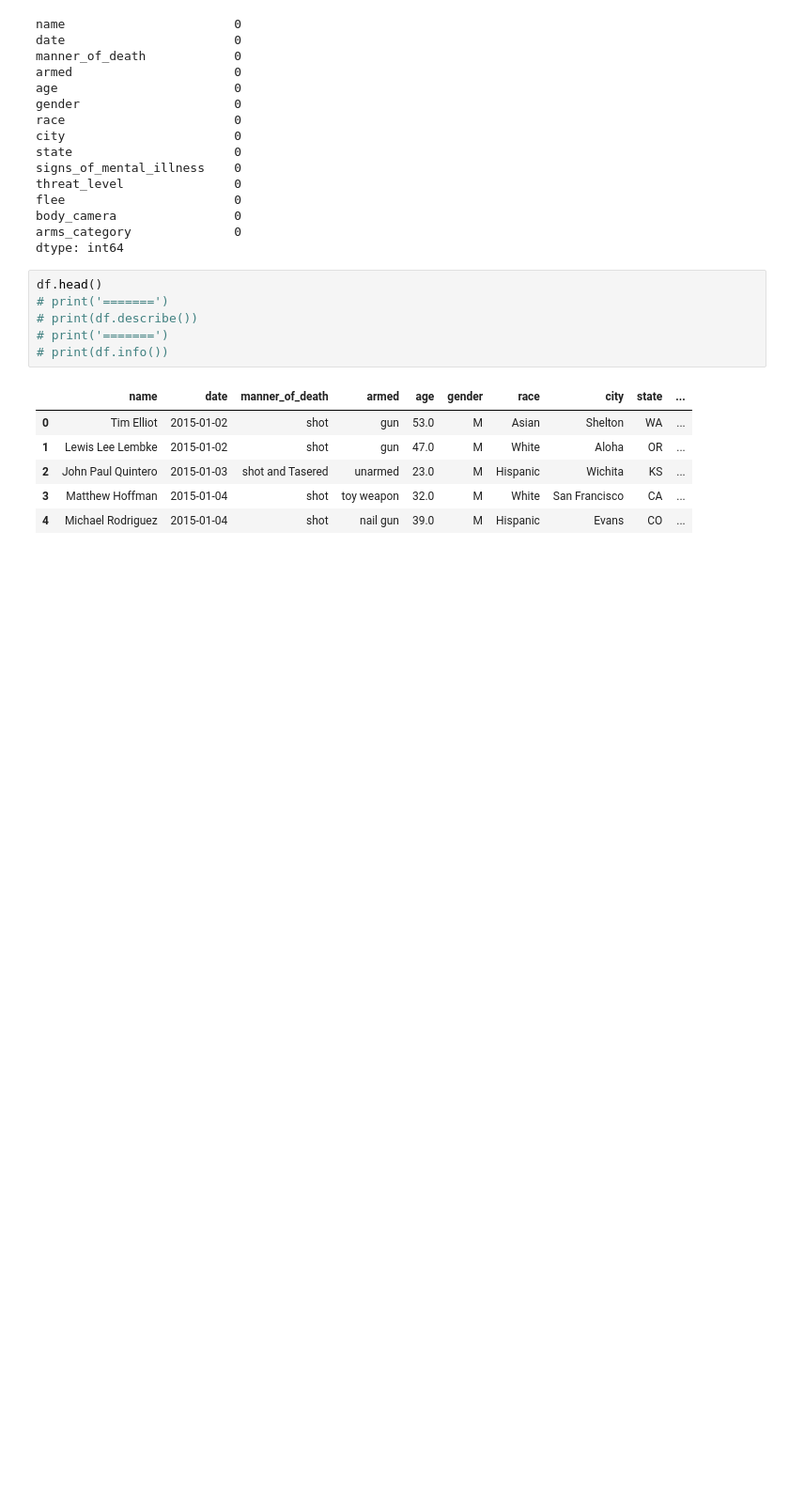
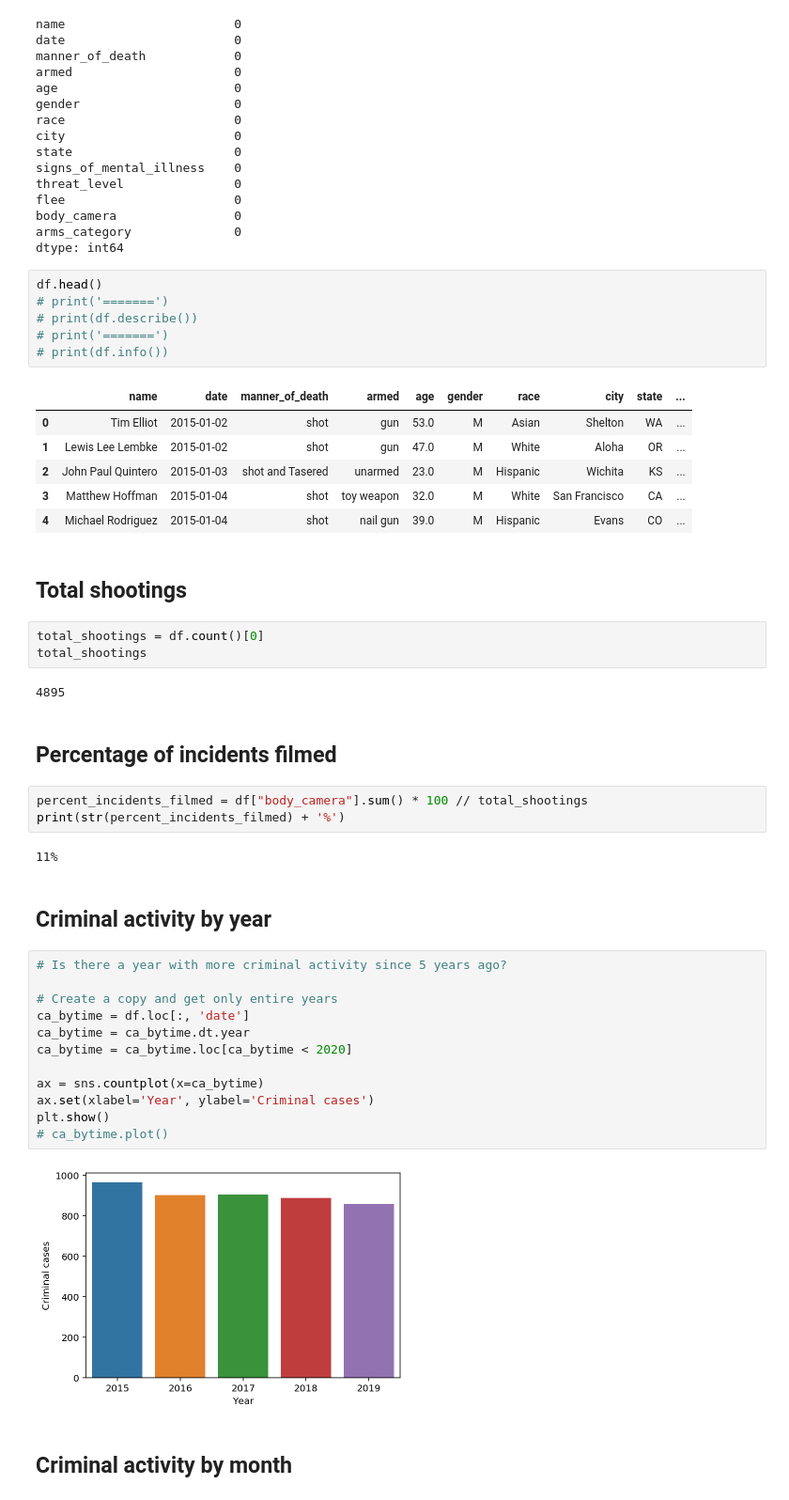
Before and after one commit to javsanbel2/betaproject, a Jupyter notebook: beta_javier.ipynb, the cells around one changed output. Shown at 94% size. Drawn from its saved outputs; the diff is of its cells as text; blank space fills up the shorter version.

```diff
--- a/beta_javier.ipynb
+++ b/beta_javier.ipynb
@@ -58,3 +59,35 @@ df.head()
 | 2 | John Paul Quintero | 2015-01-03 | shot and Tasered | unarmed | 23.0 | M | Hispanic | Wichita | KS | ... |
 | 3 | Matthew Hoffman | 2015-01-04 | shot | toy weapon | 32.0 | M | White | San Francisco | CA | ... |
 | 4 | Michael Rodriguez | 2015-01-04 | shot | nail gun | 39.0 | M | Hispanic | Evans | CO | ... |
+# %% [markdown]
+<h2>Total shootings</h2>
+# %%
+total_shootings = df.count()[0]
+total_shootings
+# %% [output]
+4895
+# %% [markdown]
+<h2>Percentage of incidents filmed</h2>
+# %%
+percent_incidents_filmed = df["body_camera"].sum() * 100 // total_shootings
+print(str(percent_incidents_filmed) + '%')
+# %% [output]
+11%
+# %% [markdown]
+<h2>Criminal activity by year</h2>
+# %%
+# Is there a year with more criminal activity since 5 years ago?
+
+# Create a copy and get only entire years
+ca_bytime = df.loc[:, 'date']
+ca_bytime = ca_bytime.dt.year
+ca_bytime = ca_bytime.loc[ca_bytime < 2020]
+
+ax = sns.countplot(x=ca_bytime)
+ax.set(xlabel='Year', ylabel='Criminal cases')
+plt.show()
+# ca_bytime.plot()
+# %% [output]
+[figure, added]
+# %% [markdown]
+<h2>Criminal activity by month</h2>
```
Also changed, not shown: parts of 19 cells of this notebook.
